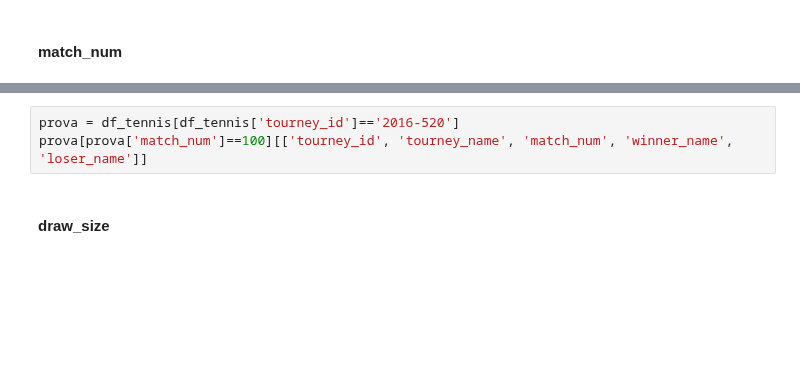
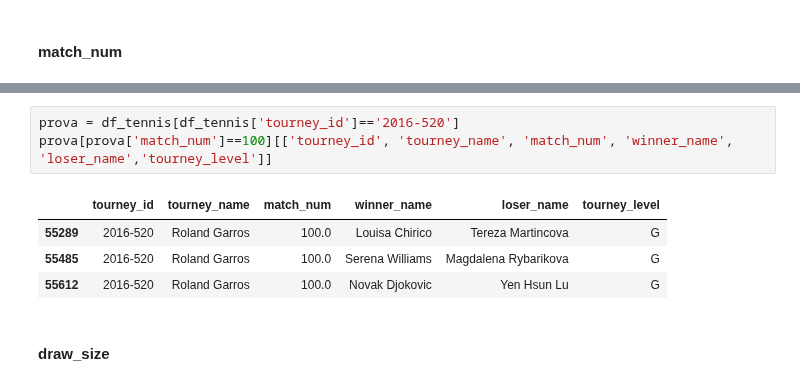
Before and after one commit to gasparax/DM_Project, a Jupyter notebook: data_understanding.ipynb, the cells around one changed output, grey strips where cells are left out. Drawn from its saved outputs; the diff is of its cells as text; blank space fills up the shorter version.

```diff
--- a/data_understanding.ipynb
+++ b/data_understanding.ipynb
@@ -616,6 +629,11 @@ df_tennis_matchgroups[df_tennis_matchgroups['size']>2].shape[0]
 # %%
 prova = df_tennis[df_tennis['tourney_id']=='2016-520']
-prova[prova['match_num']==100][['tourney_id', 'tourney_name', 'match_num', 'winner_name', 'loser_name']]
+prova[prova['match_num']==100][['tourney_id', 'tourney_name', 'match_num', 'winner_name', 'loser_name','tourney_level']]
+# %% [output]
+|  | tourney_id | tourney_name | match_num | winner_name | loser_name | tourney_level |
+| 55289 | 2016-520 | Roland Garros | 100.0 | Louisa Chirico | Tereza Martincova | G |
+| 55485 | 2016-520 | Roland Garros | 100.0 | Serena Williams | Magdalena Rybarikova | G |
+| 55612 | 2016-520 | Roland Garros | 100.0 | Novak Djokovic | Yen Hsun Lu | G |
 # %% [markdown]
 #### draw_size
 # %%
```
Also changed, not shown: parts of 35 cells of this notebook.
